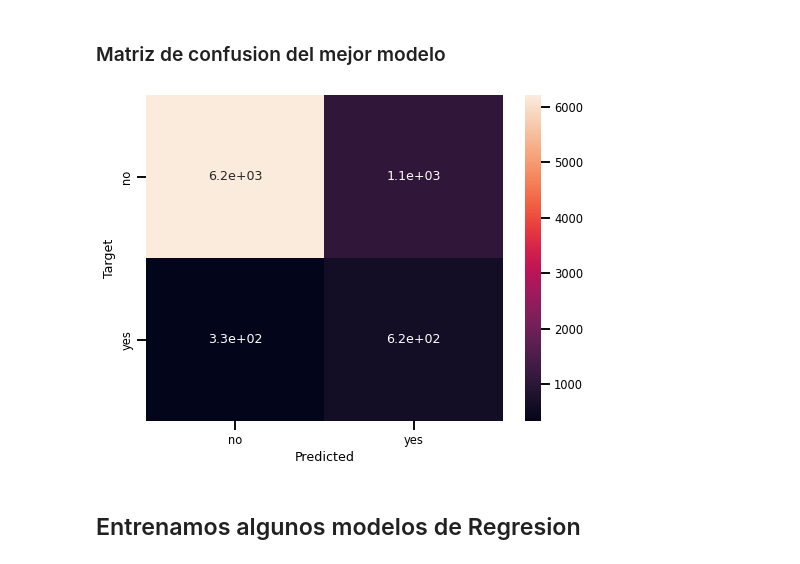
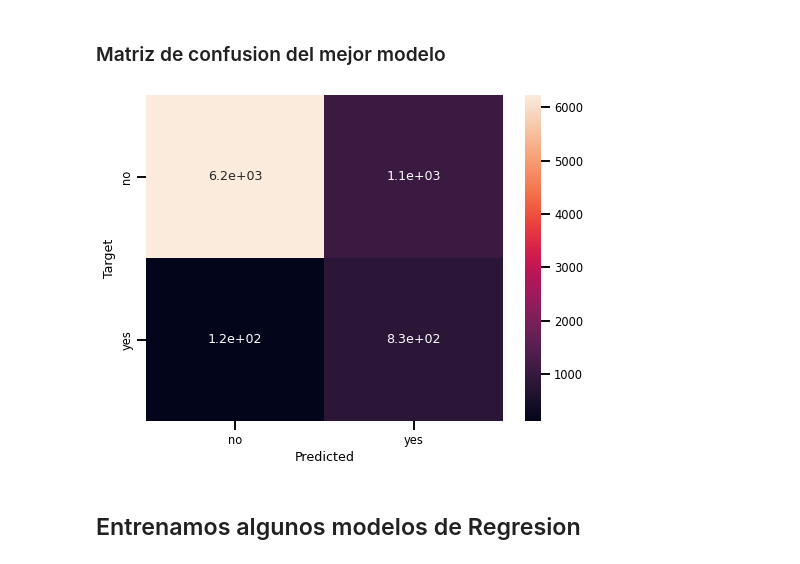
Before and after one commit to tomiambro/ap_automatico, a Jupyter notebook: tp1v2.ipynb, the cells around one changed output. Drawn from its saved outputs; the diff is of its cells as text; code cells hidden in the pictures.

```diff
--- a/tp1v2.ipynb
+++ b/tp1v2.ipynb
@@ -330,15 +411,15 @@ plt.show()
 ### Matriz de confusion del mejor modelo
 # %%
 plt.figure(figsize=(8,6))
-cm = confusion_matrix(ytests['SVC MinMax'], ypreds['SVC MinMax'])
+cm = confusion_matrix(ytests['SVC MinMax Drop OneHot'], ypreds['SVC MinMax Drop OneHot'])
 df_cm = pd.DataFrame(cm, index = ['no', 'yes'], columns = ['no', 'yes'])
 
 sns.heatmap(df_cm, annot=True)
 plt.xlabel('Predicted') # x-axis label with fontsize 15
 plt.ylabel('Target') # y-axis label with fontsize 15
 plt.show()
 # %% [output]
-[figure, old version]
+[figure, new version]
 # %% [markdown]
 ## Entrenamos algunos modelos de Regresion
 # %%
```
Also changed, not shown: parts of 15 cells of this notebook.
